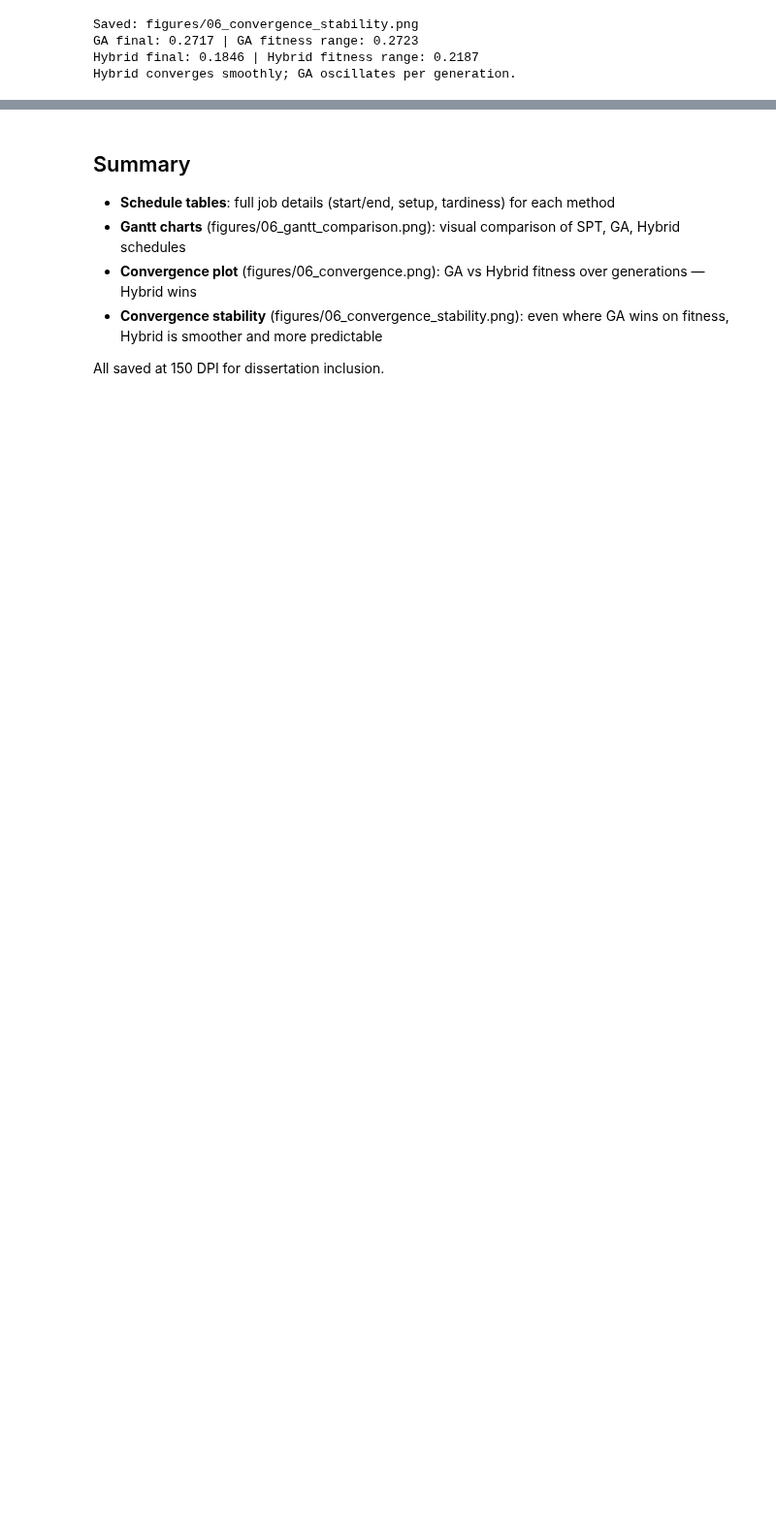
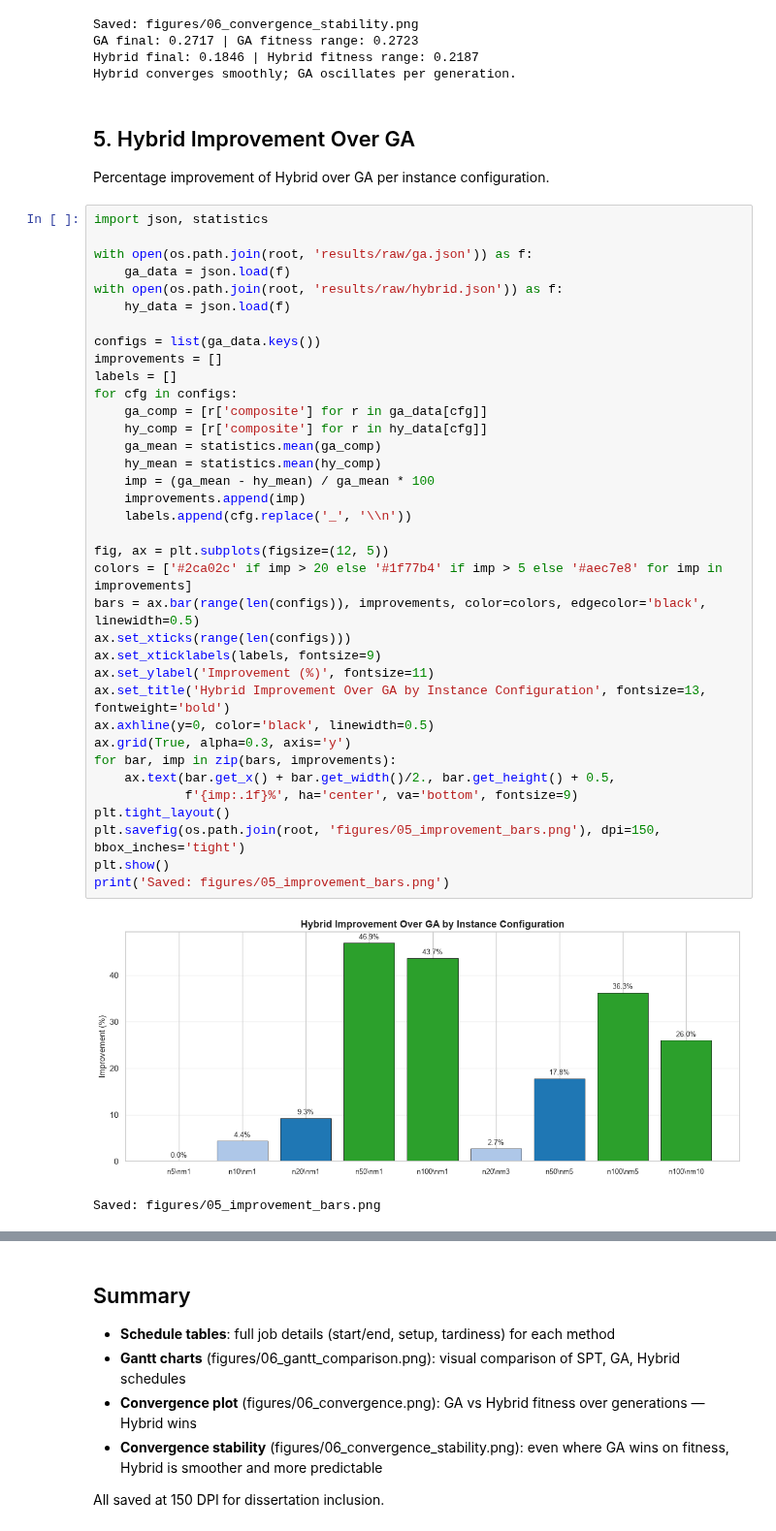
Before and after one commit to Gogula11/Dissertation, a Jupyter notebook: notebooks/06_visualisations.ipynb, the cells around one changed output, grey strips where cells are left out. Shown at 97% size. Saved outputs shown, nothing was run; the diff lists cells and outputs as text; blank space fills up the shorter version.

```diff
--- a/notebooks/06_visualisations.ipynb
+++ b/notebooks/06_visualisations.ipynb
@@ -358,3 +358,46 @@ Saved: figures/06_convergence_stability.png
 GA final: 0.2717 | GA fitness range: 0.2723
 Hybrid final: 0.1846 | Hybrid fitness range: 0.2187
 Hybrid converges smoothly; GA oscillates per generation.
+# %% [markdown]
+## 5. Hybrid Improvement Over GA
+
+Percentage improvement of Hybrid over GA per instance configuration.
+# %%
+import json, statistics
+
+with open(os.path.join(root, 'results/raw/ga.json')) as f:
+    ga_data = json.load(f)
+with open(os.path.join(root, 'results/raw/hybrid.json')) as f:
+    hy_data = json.load(f)
+
+configs = list(ga_data.keys())
+improvements = []
+labels = []
+for cfg in configs:
+    ga_comp = [r['composite'] for r in ga_data[cfg]]
+    hy_comp = [r['composite'] for r in hy_data[cfg]]
+    ga_mean = statistics.mean(ga_comp)
+    hy_mean = statistics.mean(hy_comp)
+    imp = (ga_mean - hy_mean) / ga_mean * 100
+    improvements.append(imp)
+    labels.append(cfg.replace('_', '\\n'))
+
+fig, ax = plt.subplots(figsize=(12, 5))
+colors = ['#2ca02c' if imp > 20 else '#1f77b4' if imp > 5 else '#aec7e8' for imp in improvements]
+bars = ax.bar(range(len(configs)), improvements, color=colors, edgecolor='black', linewidth=0.5)
+ax.set_xticks(range(len(configs)))
+ax.set_xticklabels(labels, fontsize=9)
+ax.set_ylabel('Improvement (%)', fontsize=11)
+ax.set_title('Hybrid Improvement Over GA by Instance Configuration', fontsize=13, fontweight='bold')
+ax.axhline(y=0, color='black', linewidth=0.5)
+ax.grid(True, alpha=0.3, axis='y')
+for bar, imp in zip(bars, improvements):
+    ax.text(bar.get_x() + bar.get_width()/2., bar.get_height() + 0.5,
+            f'{imp:.1f}%', ha='center', va='bottom', fontsize=9)
+plt.tight_layout()
+plt.savefig(os.path.join(root, 'figures/05_improvement_bars.png'), dpi=150, bbox_inches='tight')
+plt.show()
+print('Saved: figures/05_improvement_bars.png')
+# %% [output]
+[figure, added]
+Saved: figures/05_improvement_bars.png
```
Also changed, not shown: parts of 4 cells of this notebook, 10 other files.
